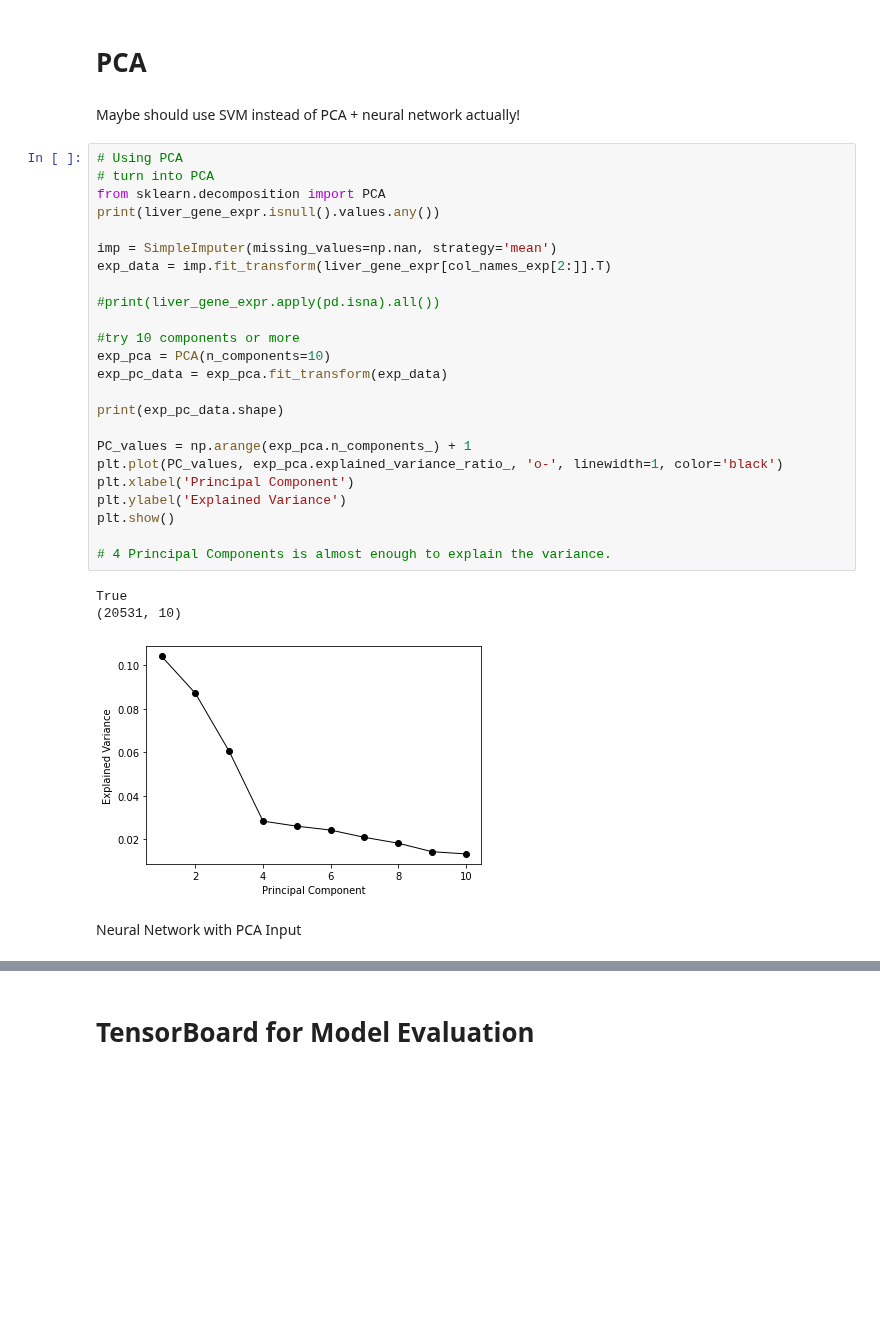
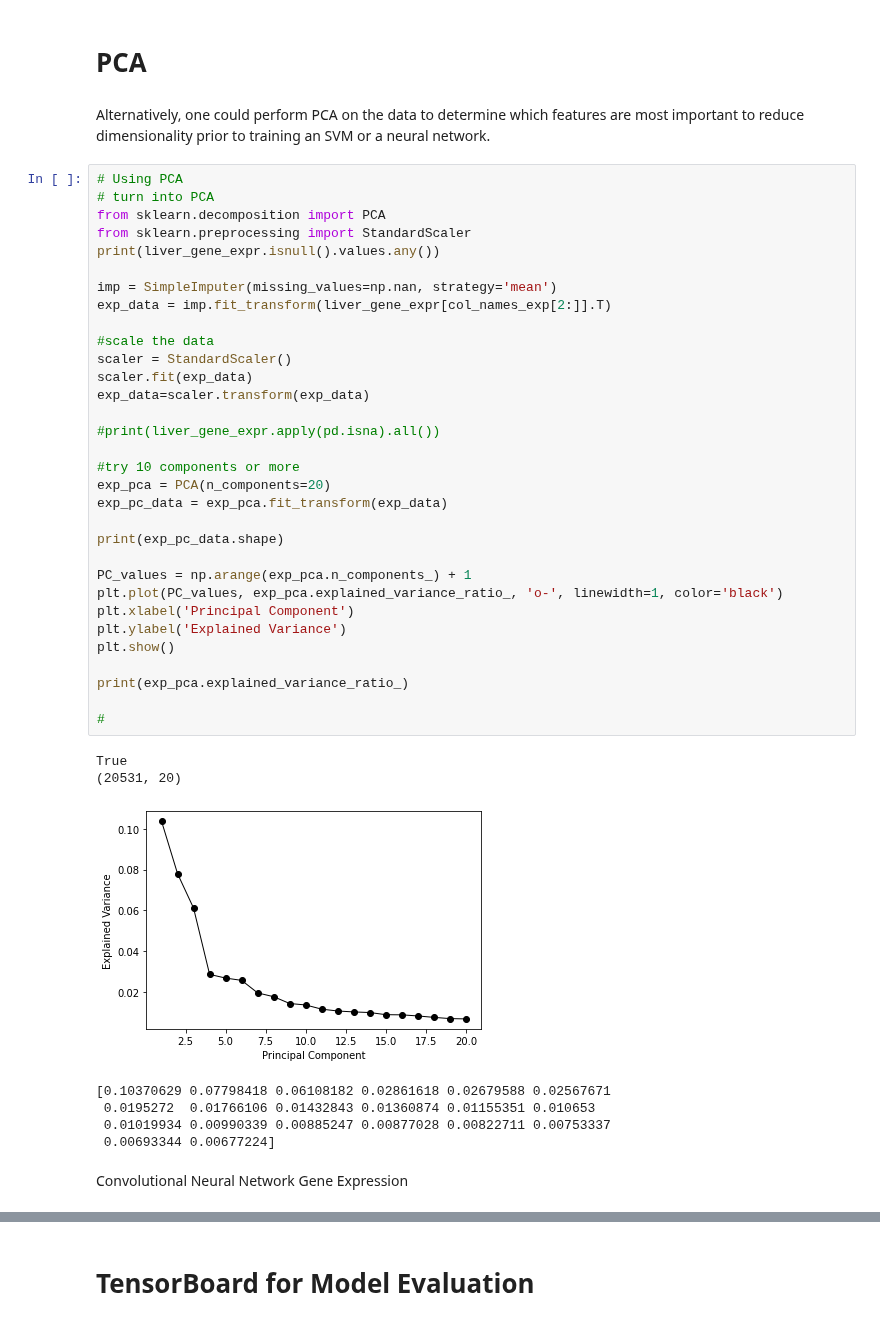
Before and after one commit to blid11/Group9, a Jupyter notebook: G9_PartC.ipynb, the cells around one changed output, grey strips where cells are left out. Saved outputs shown, nothing was run; the diff lists cells and outputs as text; blank space fills up the shorter version.

```diff
--- a/G9_PartC.ipynb
+++ b/G9_PartC.ipynb
@@ -205,35 +228,47 @@ False
 [figure]
 # %% [markdown]
 # PCA
-# %% [markdown]
-Maybe should use SVM instead of PCA + neural network actually!
+# %% [markdown]
+Alternatively, one could perform PCA on the data to determine which features are most important to reduce dimensionality prior to training an SVM or a neural network.
 # %%
 # Using PCA
 # turn into PCA
 from sklearn.decomposition import PCA
+from sklearn.preprocessing import StandardScaler
 print(liver_gene_expr.isnull().values.any())
 
 imp = SimpleImputer(missing_values=np.nan, strategy='mean')
 exp_data = imp.fit_transform(liver_gene_expr[col_names_exp[2:]].T)
 
+#scale the data
+scaler = StandardScaler()
+scaler.fit(exp_data)
+exp_data=scaler.transform(exp_data)
+
 #print(liver_gene_expr.apply(pd.isna).all())
 
 #try 10 components or more
-exp_pca = PCA(n_components=10)
+exp_pca = PCA(n_components=20)
 exp_pc_data = exp_pca.fit_transform(exp_data)
 
 print(exp_pc_data.shape)
 
 PC_values = np.arange(exp_pca.n_components_) + 1
 plt.plot(PC_values, exp_pca.explained_variance_ratio_, 'o-', linewidth=1, color='black')
 plt.xlabel('Principal Component')
 plt.ylabel('Explained Variance')
 plt.show()
 
-# 4 Principal Components is almost enough to explain the variance.
+print(exp_pca.explained_variance_ratio_)
+
+#
 # %% [output]
 True
-(20531, 10)
+(20531, 20)
-[figure, old version]
+[figure, new version]
+[0.10370629 0.07798418 0.06108182 0.02861618 0.02679588 0.02567671
+ 0.0195272  0.01766106 0.01432843 0.01360874 0.01155351 0.010653
+ 0.01019934 0.00990339 0.00885247 0.00877028 0.00822711 0.00753337
+ 0.00693344 0.00677224]
-# %% [markdown]
-Neural Network with PCA Input
+# %% [markdown]
+Convolutional Neural Network Gene Expression
```
Also changed, not shown: parts of 3 cells of this notebook.
